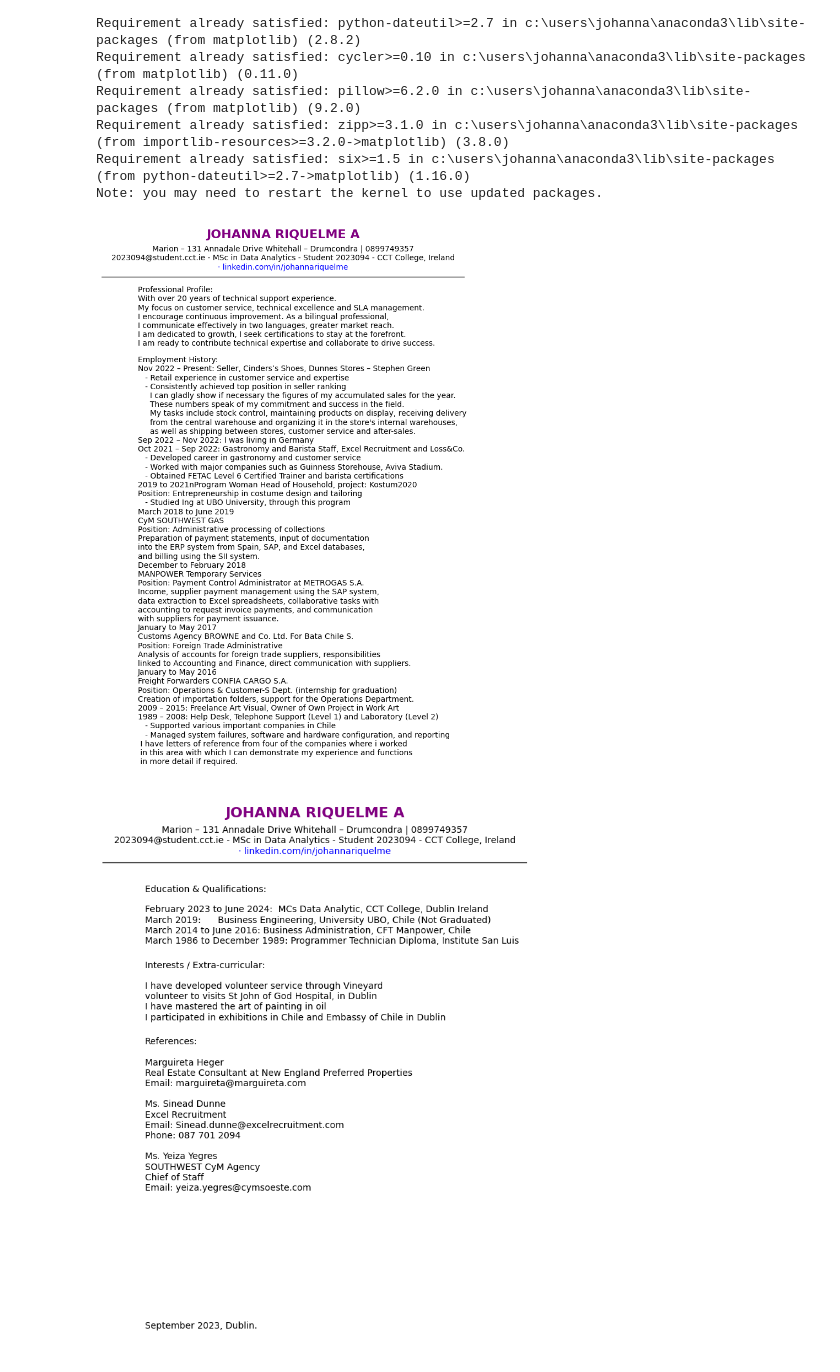
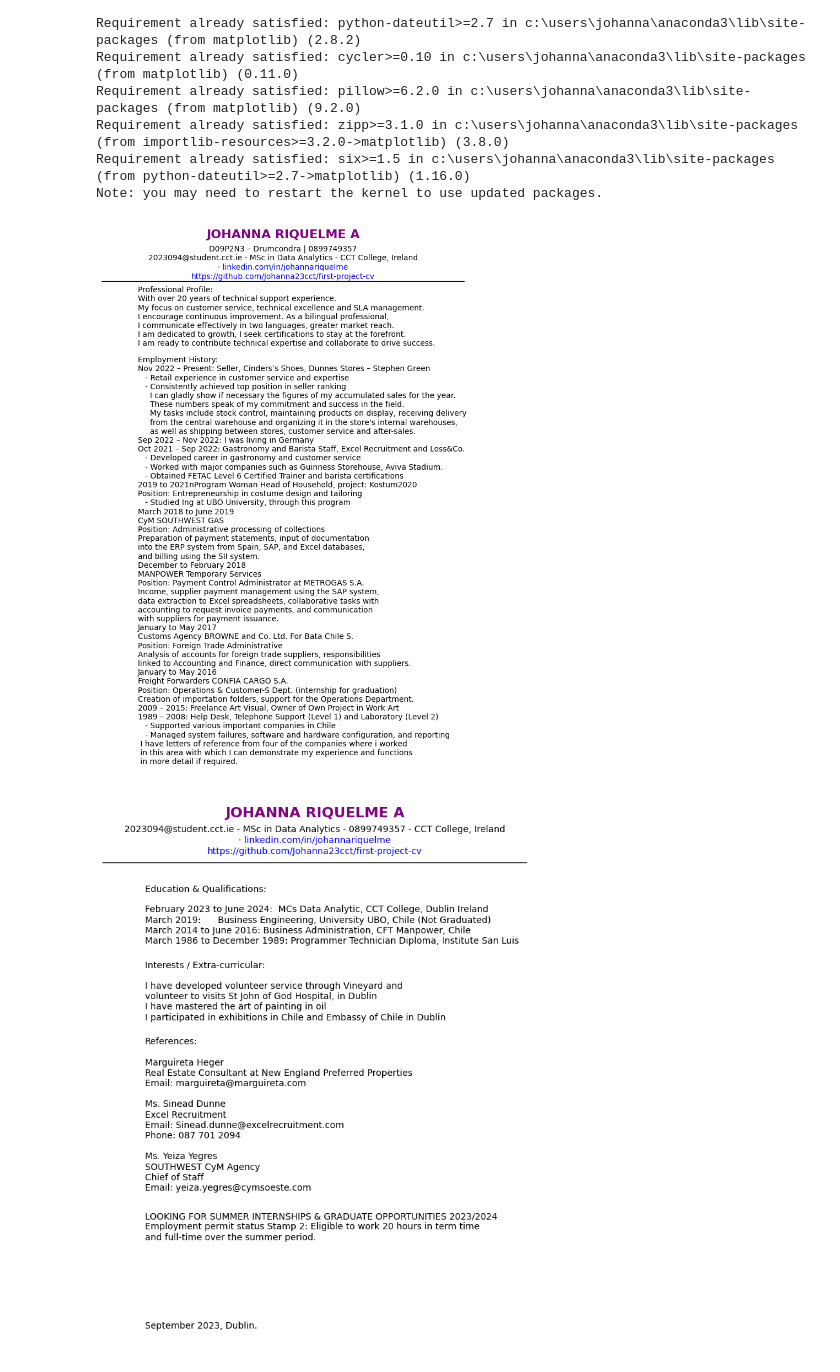
Before and after one commit to Johanna23cct/first-project-cv, a Jupyter notebook: final CV in python.ipynb, the cells around one changed output. Cells and saved outputs as stored; diff of their text form; code cells hidden in the pictures.

```diff
--- a/final CV in python.ipynb
+++ b/final CV in python.ipynb
@@ -20,6 +20,7 @@ Note: you may need to restart the kernel to use updated packages.
 # %%
 import matplotlib.pyplot as plt
 import datetime
+
 
 def generate_cv_page1():
     plt.figure(figsize=(8.5, 11))  # Set the figure size to letter paper size
@@ -28,19 +29,21 @@ def generate_cv_page1():
     plt.text(0.5, 0.98, "JOHANNA RIQUELME A", ha='center', va='center', fontsize=16, color='purple', fontweight='bold')
 
     # Address and Phone section
-    address_phone_text = "Marion – 131 Annadale Drive Whitehall – Drumcondra | 0899749357"
+    address_phone_text = "D09P2N3 – Drumcondra | 0899749357"
     plt.text(0.5, 0.95, address_phone_text, ha='center', va='center', fontsize=10)
 
     # Education section
-    education_text = "2023094@student.cct.ie - MSc in Data Analytics - Student 2023094 - CCT College, Ireland"
+    education_text = "2023094@student.cct.ie - MSc in Data Analytics - CCT College, Ireland"
     plt.text(0.5, 0.93, education_text, ha='center', va='center', fontsize=10)
 
     # LinkedIn section
     linkedin_text = "· linkedin.com/in/johannariquelme"
+    GitHub_text = "https://github.com/Johanna23cct/first-project-cv"
     plt.text(0.5, 0.91, linkedin_text, ha='center', va='center', fontsize=10, color='blue')
+    plt.text(0.5, 0.89, GitHub_text, ha='center', va='center', fontsize=10, color='blue')
 
     # Add a horizontal line after the Profile section
-    plt.axhline(y=0.89, color='black', linewidth=1)
+    plt.axhline(y=0.88, color='black', linewidth=1)
 
     # Professional Profile section
     profile_text = (
@@ -125,17 +128,18 @@ def generate_cv_page2():
     # Section presentation
     plt.text(0.5, 0.98, "JOHANNA RIQUELME A", ha='center', va='center', fontsize=16, color='purple', fontweight='bold')
 
-    # Address and Phone section
-    address_phone_text = "Marion – 131 Annadale Drive Whitehall – Drumcondra | 0899749357"
-    plt.text(0.5, 0.95, address_phone_text, ha='center', va='center', fontsize=10)
+
 
     # Education section
-    education_text = "2023094@student.cct.ie - MSc in Data Analytics - Student 2023094 - CCT College, Ireland"
-    plt.text(0.5, 0.93, education_text, ha='center', va='center', fontsize=10)
+    education_text = "2023094@student.cct.ie - MSc in Data Analytics - 0899749357 - CCT College, Ireland"
+    plt.text(0.5, 0.95, education_text, ha='center', va='center', fontsize=10)
 
-    # LinkedIn section
+   # LinkedIn and GitHub section
     linkedin_text = "· linkedin.com/in/johannariquelme"
-    plt.text(0.5, 0.91, linkedin_text, ha='center', va='center', fontsize=10, color='blue')
+    GitHub_text = "https://github.com/Johanna23cct/first-project-cv"
+    plt.text(0.5, 0.93, linkedin_text, ha='center', va='center', fontsize=10, color='blue')
+    plt.text(0.5, 0.91, GitHub_text, ha='center', va='center', fontsize=10, color='blue')
+
 
     # Add a horizontal line after the Profile section
     plt.axhline(y=0.89, color='black', linewidth=1)
@@ -153,7 +157,7 @@ def generate_cv_page2():
     # Specific skills and Competencies section
     Interests_Extra_curricular_text = (
         "Interests / Extra-curricular:\n\n"
-        "I have developed volunteer service through Vineyard \n"
+        "I have developed volunteer service through Vineyard and\n"
         "volunteer to visits St John of God Hospital, in Dublin\n"
         "I have mastered the art of painting in oil\n"
         "I participated in exhibitions in Chile and Embassy of Chile in Dublin\n"
@@ -173,32 +177,41 @@ def generate_cv_page2():
         "Email: Sinead.dunne@excelrecruitment.com\n"
         "Phone: 087 701 2094\n\n"
 
         "Ms. Yeiza Yegres\n"
         "SOUTHWEST CyM Agency\n"
         "Chief of Staff\n"
         "Email: yeiza.yegres@cymsoeste.com\n\n"
     )
 
     plt.text(0.1, 0.57, reference_text, ha='left', va='top', fontsize=10)
 
+    # Internships section
+    Internships_text = (
+    "LOOKING FOR SUMMER INTERNSHIPS & GRADUATE OPPORTUNITIES 2023/2024\n"
+    "Employment permit status Stamp 2: Eligible to work 20 hours in term time\n"
+    "and full-time over the summer period.\n"
+    )
+
+    plt.text(0.1, 0.25, Internships_text, ha='left', va='top', fontsize=10)
+
     # Get the current month and year
     current_month = datetime.datetime.now().strftime("%B")
     current_year = datetime.datetime.now().year
 
     # Add the dynamic date string
     other_text = f"{current_month} {current_year}, Dublin."
 
     # Now you can use plt.text to display the other_text
     plt.text(0.1, 0.05, other_text, ha='left', va='top', fontsize=10)
 
     # Save Page 2
     plt.axis('off')
     plt.savefig('cv_page2.png', dpi=300, bbox_inches='tight')
 
 
 if __name__ == "__main__":
     generate_cv_page1()
     generate_cv_page2()
 # %% [output]
-[figure, old version]
+[figure, new version]
-[figure, old version]
+[figure, new version]
```
